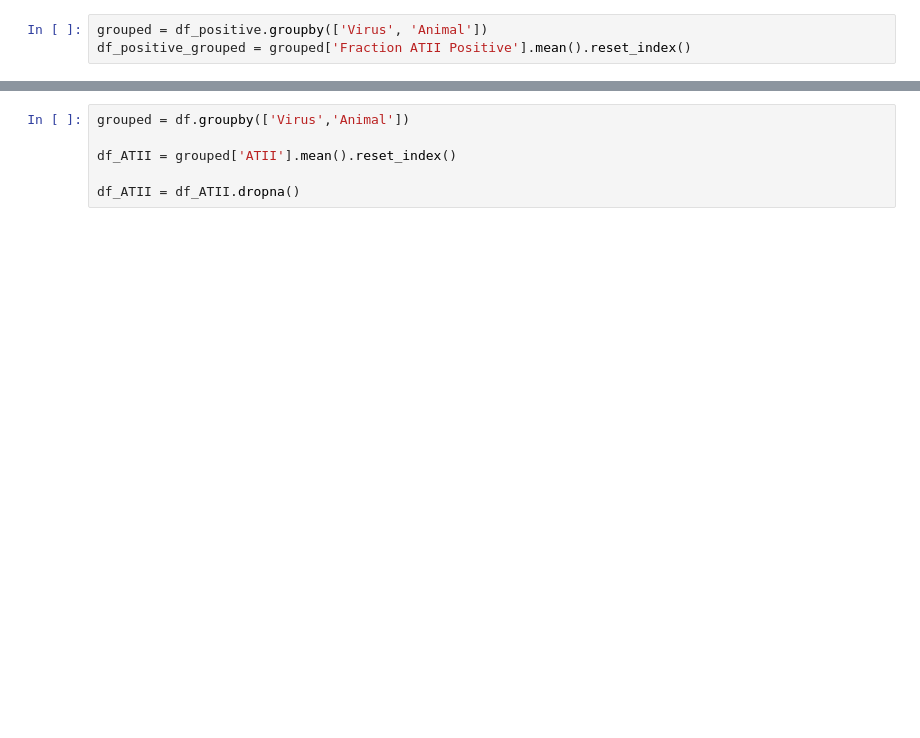
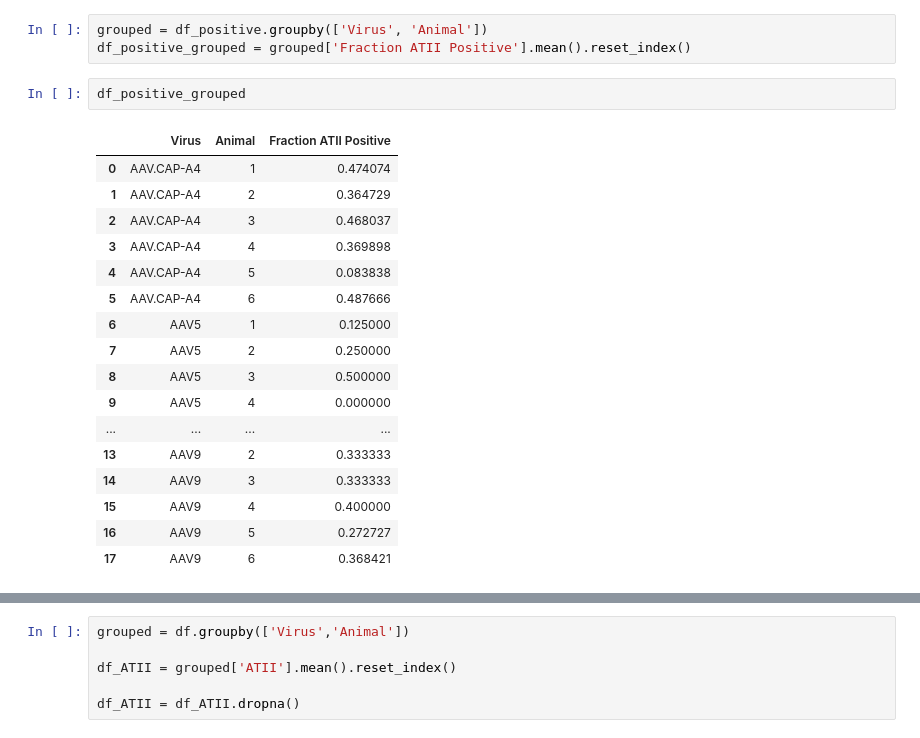
Before and after one commit to GradinaruLab/Image_Segmentation, a Jupyter notebook: ATII_quantification.ipynb, the cells around one changed output, grey strips where cells are left out. Saved outputs shown, nothing was run; the diff lists cells and outputs as text; blank space fills up the shorter version.

```diff
--- a/ATII_quantification.ipynb
+++ b/ATII_quantification.ipynb
@@ -73,6 +72,26 @@ df_positive
 # %%
 grouped = df_positive.groupby(['Virus', 'Animal'])
 df_positive_grouped = grouped['Fraction ATII Positive'].mean().reset_index()
+# %%
+df_positive_grouped
+# %% [output]
+|  | Virus | Animal | Fraction ATII Positive |
+| 0 | AAV.CAP-A4 | 1 | 0.474074 |
+| 1 | AAV.CAP-A4 | 2 | 0.364729 |
+| 2 | AAV.CAP-A4 | 3 | 0.468037 |
+| 3 | AAV.CAP-A4 | 4 | 0.369898 |
+| 4 | AAV.CAP-A4 | 5 | 0.083838 |
+| 5 | AAV.CAP-A4 | 6 | 0.487666 |
+| 6 | AAV5 | 1 | 0.125000 |
+| 7 | AAV5 | 2 | 0.250000 |
+| 8 | AAV5 | 3 | 0.500000 |
+| 9 | AAV5 | 4 | 0.000000 |
+| ... | ... | ... | ... |
+| 13 | AAV9 | 2 | 0.333333 |
+| 14 | AAV9 | 3 | 0.333333 |
+| 15 | AAV9 | 4 | 0.400000 |
+| 16 | AAV9 | 5 | 0.272727 |
+| 17 | AAV9 | 6 | 0.368421 |
 # %%
 # Store the data for plotting
 source = ColumnDataSource(df_positive_grouped)
```
Also changed, not shown: parts of 10 cells of this notebook, 1 other file.
